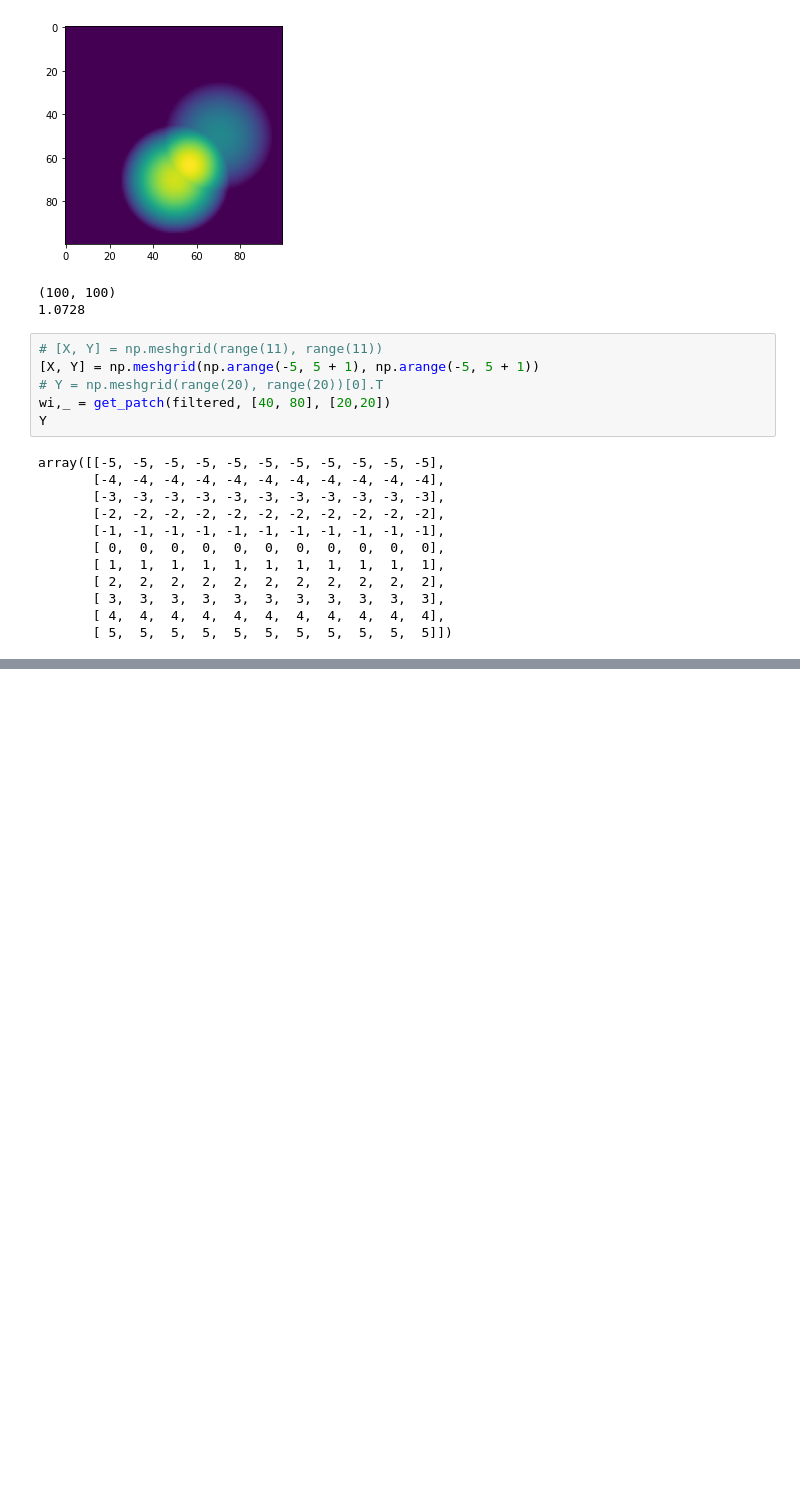
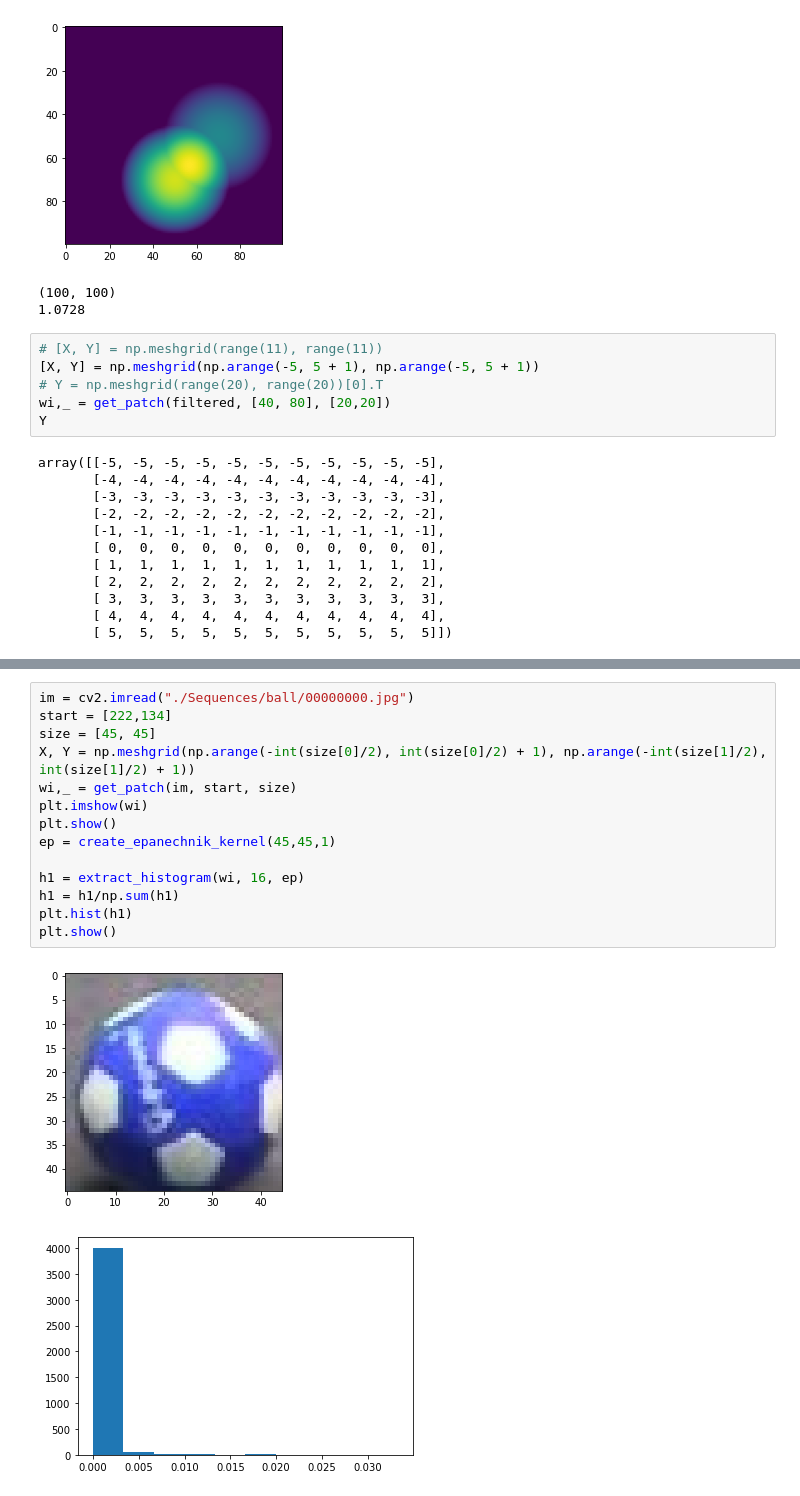
Before and after one commit to matemato/Advanced-computer-vision, a Jupyter notebook: Assignments/2/test.ipynb, the cells around one changed output, grey strips where cells are left out. Cells and saved outputs as stored; diff of their text form; blank space fills up the shorter version.

```diff
--- a/Assignments/2/test.ipynb
+++ b/Assignments/2/test.ipynb
@@ -81,3 +79,20 @@ for i in range(40):
 [figure]
 43.59496010700241 77.04976830095984
 ... (108 outputs left out)
+# %%
+im = cv2.imread("./Sequences/ball/00000000.jpg")
+start = [222,134]
+size = [45, 45]
+X, Y = np.meshgrid(np.arange(-int(size[0]/2), int(size[0]/2) + 1), np.arange(-int(size[1]/2), int(size[1]/2) + 1))
+wi,_ = get_patch(im, start, size)
+plt.imshow(wi)
+plt.show()
+ep = create_epanechnik_kernel(45,45,1)
+
+h1 = extract_histogram(wi, 16, ep)
+h1 = h1/np.sum(h1)
+plt.hist(h1)
+plt.show()
+# %% [output]
+[figure, added]
+[figure, added]
```
Also changed, not shown: parts of 6 cells of this notebook, 5 other files.
